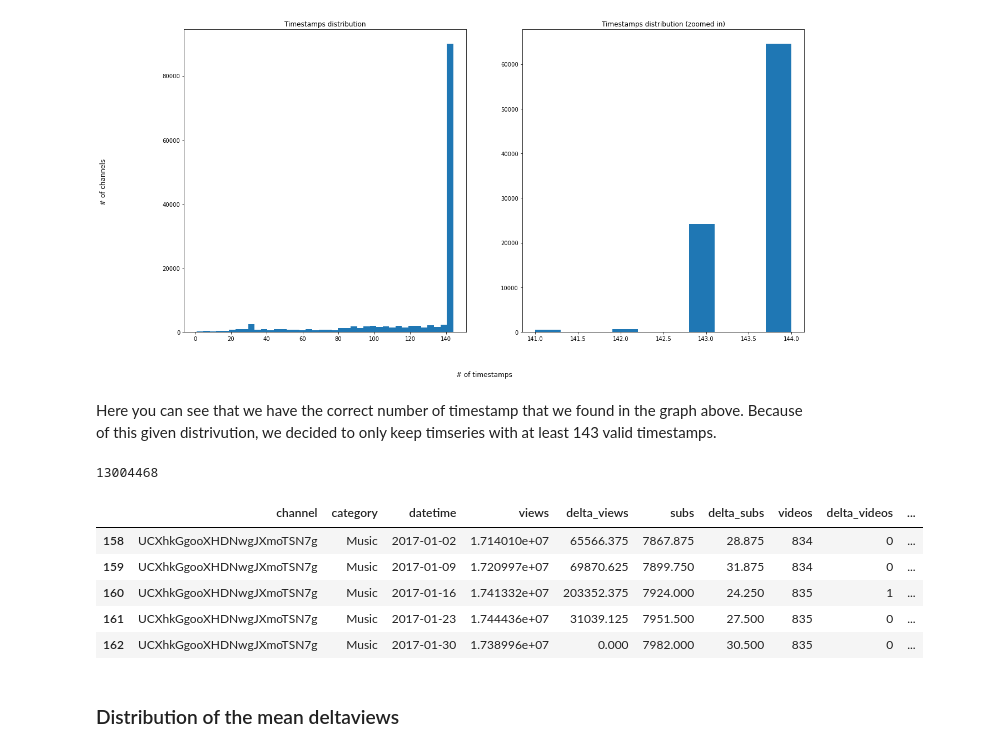
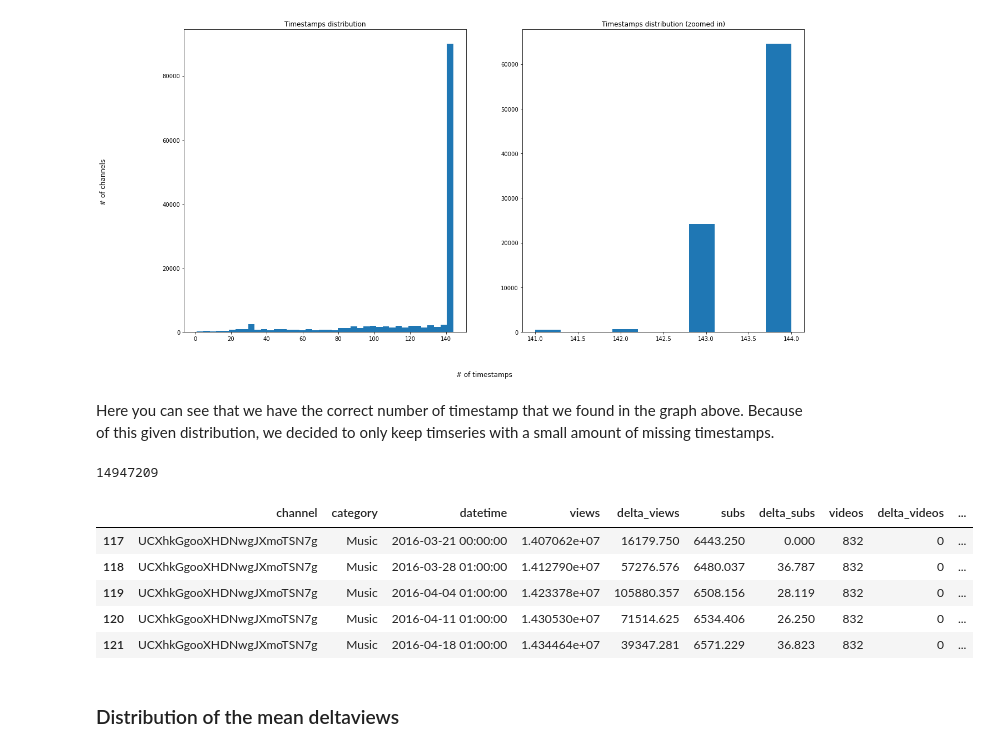
Before and after one commit to epfl-ada/ada-2022-project-pinacolada, a Jupyter notebook: notebook.ipynb, the cells around one changed output. Drawn from its saved outputs; the diff is of its cells as text; code cells hidden in the pictures.

```diff
--- a/notebook.ipynb
+++ b/notebook.ipynb
@@ -229,20 +229,20 @@ plt.show()
 # %% [output]
 [figure]
 # %% [markdown]
-Here you can see that we have the correct number of timestamp that we found in the graph above. Because of this given distrivution, we decided to only keep timseries with at least 143 valid timestamps.
+Here you can see that we have the correct number of timestamp that we found in the graph above. Because of this given distribution, we decided to only keep timseries with a small amount of missing timestamps.
 # %%
-big_timeseries_sizes = timeseries_sizes[timeseries_sizes.values >= 140]
+big_timeseries_sizes = timeseries_sizes[timeseries_sizes.values >= 142]
 long_timeseries = timeseries[timeseries['channel'].isin(big_timeseries_sizes.index)]
 print(len(long_timeseries))
 long_timeseries.head()
 # %% [output]
-13004468
+14947209
 |  | channel | category | datetime | views | delta_views | subs | delta_subs | videos | delta_videos | ... |
-| 158 | UCXhkGgooXHDNwgJXmoTSN7g | Music | 2017-01-02 | 1.714010e+07 | 65566.375 | 7867.875 | 28.875 | 834 | 0 | ... |
-| 159 | UCXhkGgooXHDNwgJXmoTSN7g | Music | 2017-01-09 | 1.720997e+07 | 69870.625 | 7899.750 | 31.875 | 834 | 0 | ... |
-| 160 | UCXhkGgooXHDNwgJXmoTSN7g | Music | 2017-01-16 | 1.741332e+07 | 203352.375 | 7924.000 | 24.250 | 835 | 1 | ... |
-| 161 | UCXhkGgooXHDNwgJXmoTSN7g | Music | 2017-01-23 | 1.744436e+07 | 31039.125 | 7951.500 | 27.500 | 835 | 0 | ... |
-| 162 | UCXhkGgooXHDNwgJXmoTSN7g | Music | 2017-01-30 | 1.738996e+07 | 0.000 | 7982.000 | 30.500 | 835 | 0 | ... |
+| 117 | UCXhkGgooXHDNwgJXmoTSN7g | Music | 2016-03-21 00:00:00 | 1.407062e+07 | 16179.750 | 6443.250 | 0.000 | 832 | 0 | ... |
+| 118 | UCXhkGgooXHDNwgJXmoTSN7g | Music | 2016-03-28 01:00:00 | 1.412790e+07 | 57276.576 | 6480.037 | 36.787 | 832 | 0 | ... |
+| 119 | UCXhkGgooXHDNwgJXmoTSN7g | Music | 2016-04-04 01:00:00 | 1.423378e+07 | 105880.357 | 6508.156 | 28.119 | 832 | 0 | ... |
+| 120 | UCXhkGgooXHDNwgJXmoTSN7g | Music | 2016-04-11 01:00:00 | 1.430530e+07 | 71514.625 | 6534.406 | 26.250 | 832 | 0 | ... |
+| 121 | UCXhkGgooXHDNwgJXmoTSN7g | Music | 2016-04-18 01:00:00 | 1.434464e+07 | 39347.281 | 6571.229 | 36.823 | 832 | 0 | ... |
 # %% [markdown]
 ### Distribution of the mean deltaviews
 # %% [markdown]
```
Also changed, not shown: parts of 21 cells of this notebook, 1 other file.
